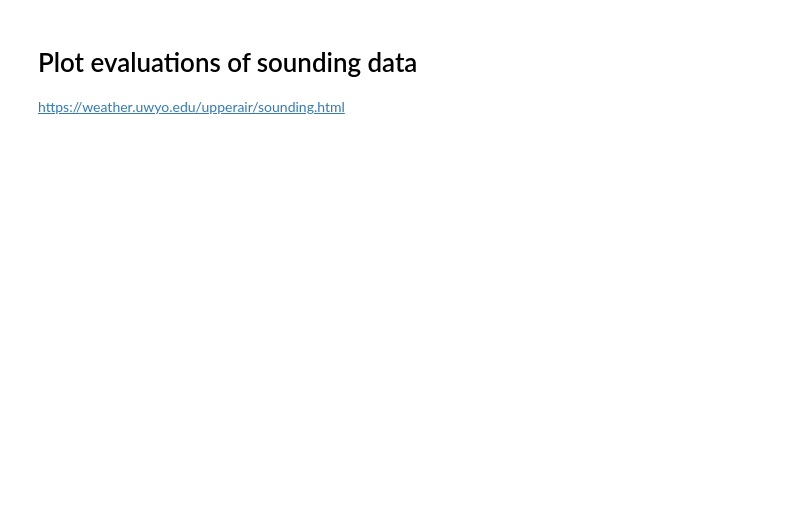
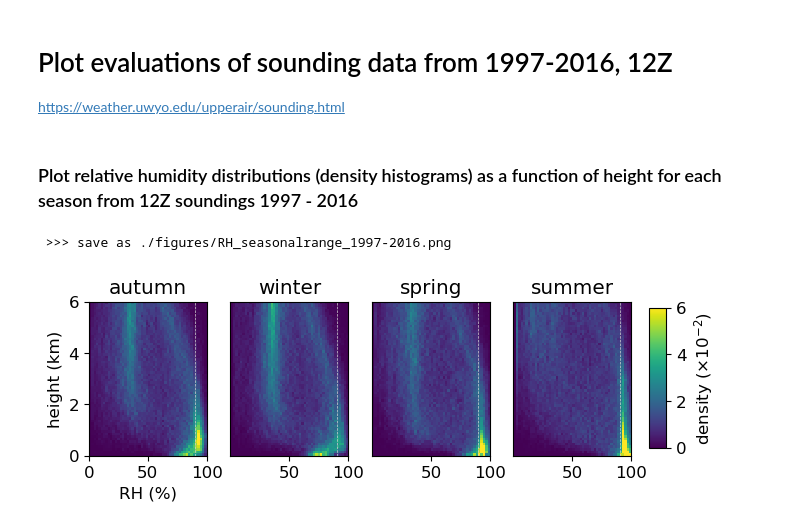
Before and after one commit to mackenziejewell/ArcticClouds_SoundingAnalysis, a Jupyter notebook: 6_plot.ipynb, the cells around one changed output. Saved outputs shown, nothing was run; the diff lists cells and outputs as text; code cells hidden in the pictures; blank space fills up the shorter version.

```diff
--- a/6_plot.ipynb
+++ b/6_plot.ipynb
@@ -1,5 +1,5 @@
 # %% [markdown]
-# Plot evaluations of sounding data
+# Plot evaluations of sounding data from 1997-2016, 12Z
 
 https://weather.uwyo.edu/upperair/sounding.html
 # %%
@@ -25,3 +25,71 @@ from LIB_dates import generate_date_list
 from LIB_request_WUA_sounding import check_for_WUA_soundings
 from LIB_sounding_analysis import interpolate_soundings
 from LIB_sounding_date_checks import grab_sounding_dates
+# %% [markdown]
+### Plot relative humidity distributions (density histograms) as a function of height for each season from 12Z soundings 1997 - 2016
+# %%
+# seasons to plot
+# relative humidity threshold for clouds
+#==================================================
+seasons = ['autumn', 'winter', 'spring', 'summer']
+rh_thresh = 90
+#==================================================
+
+# bin width, min edge, and max edge
+# for RH distribution bins
+#=====================================
+width = 2
+bin_min = 0
+bin_max = 100
+#=====================================
+bin_edges = np.arange(bin_min,bin_max+width,width)
+bin_centers = np.arange(bin_min+width/2,bin_max,width)
+
+
+fig, axs = plt.subplots(1,len(seasons), figsize=(7,2))
+
+for ss, season in enumerate(seasons):
+
+    # open seasonal data
+    ds = xr.open_dataset(f'./figures/{season}_1997-2016.nc')
+
+    # create density histogram at each height (integral across RH bins == 1)
+    # across all non-nan values
+    H = ds.h.values
+    HIST = np.array([])
+    for hh, HH in enumerate(H):
+        RH_vals = ds.RH.sel(h=HH).values
+        the_hist = np.histogram(RH_vals[np.isnan(RH_vals) == False], bins = bin_edges, density=True);
+        HIST = np.append(HIST, the_hist[0])
+
+    # reshap histograms into grids
+    HIST = np.reshape(HIST, (len(H),len(bin_centers)))
+    rh, height = np.meshgrid(bin_centers, H)
+
+    # plot distribution
+    dens = axs[ss].pcolormesh(rh, height, HIST*100, vmin=0, vmax=6)
+
+    # plot labels
+    axs[ss].set_title(f'{season}')
+    if ss == 0:
+        axs[ss].set_ylabel('height (km)')
+        axs[ss].set_xlabel('RH (%)')
+    else:
+        axs[ss].set_yticks([])
+        axs[ss].set_xticks([50,100])
+
+
+    axs[ss].vlines(rh_thresh, 0, 6, colors='lightgray', linestyles='dashed', linewidths=0.5)
+
+# colorbar
+cbar_ax = fig.add_axes([0.925, 0.15, 0.025, 0.7])
+fig.colorbar(dens, label='density ($\\times 10^{-2}$)', cax=cbar_ax)
+
+
+# save
+savename = f'./figures/RH_seasonalrange_{ds.year[0].values}-{ds.year[-1].values}.png'
+print(f' >>> save as {savename}')
+fig.savefig(savename, transparent=True, bbox_inches='tight', pad_inches=0, dpi=300)
+# %% [output]
+ >>> save as ./figures/RH_seasonalrange_1997-2016.png
+[figure, added]
```
Also changed, not shown: parts of 12 cells of this notebook, 14 other files.
